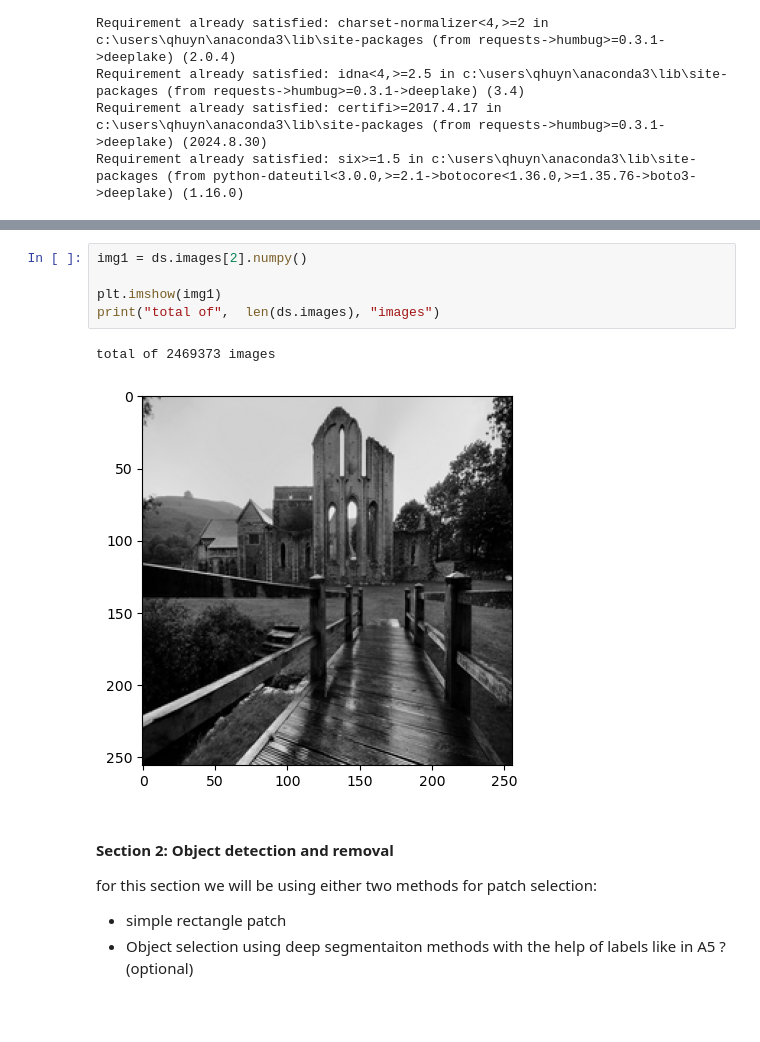
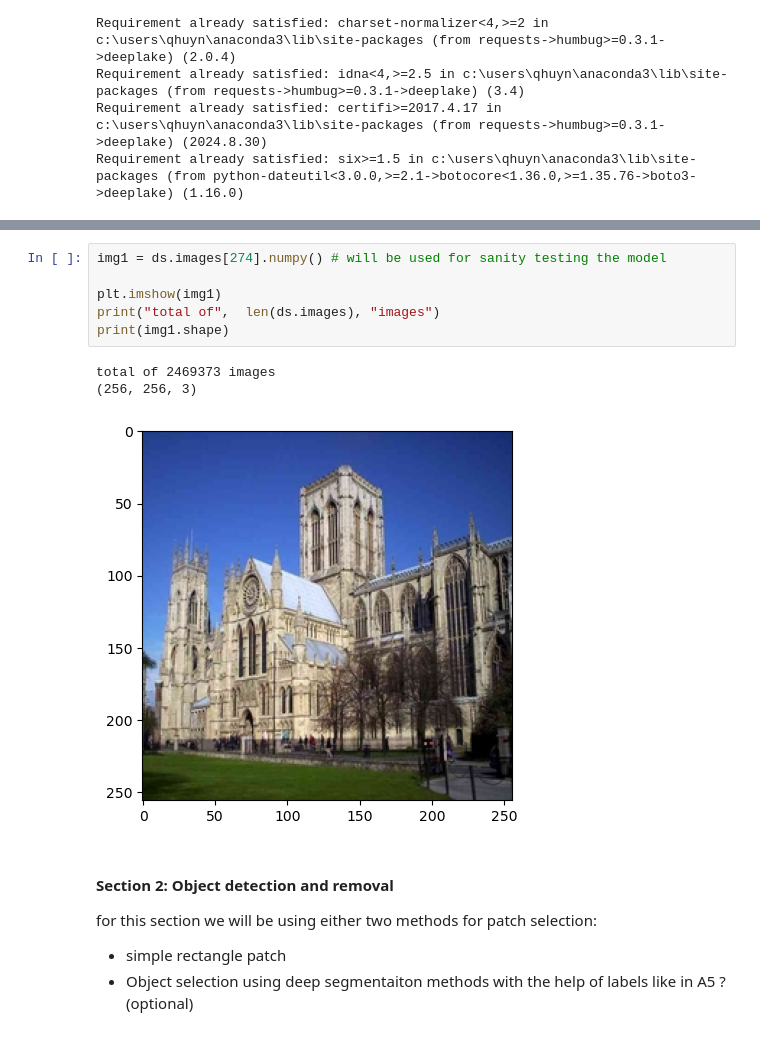
Before and after one commit to Arvin132/Inpainting-vision, a Jupyter notebook: showcase.ipynb, the cells around one changed output, grey strips where cells are left out. Cells and saved outputs as stored; diff of their text form.

```diff
--- a/showcase.ipynb
+++ b/showcase.ipynb
@@ -46,11 +45,13 @@ HINT: Please forward the port - 11685 to your local machine, if you are running
 # %%
-img1 = ds.images[2].numpy()
+img1 = ds.images[274].numpy() # will be used for sanity testing the model
 
 plt.imshow(img1)
 print("total of",  len(ds.images), "images")
+print(img1.shape)
 # %% [output]
 total of 2469373 images
+(256, 256, 3)
-[figure, old version]
+[figure, new version]
 # %% [markdown]
 #### Section 2: Object detection and removal
 for this section we will be using either two methods for patch selection:
```
Also changed, not shown: parts of 4 cells of this notebook, 1 other file.
